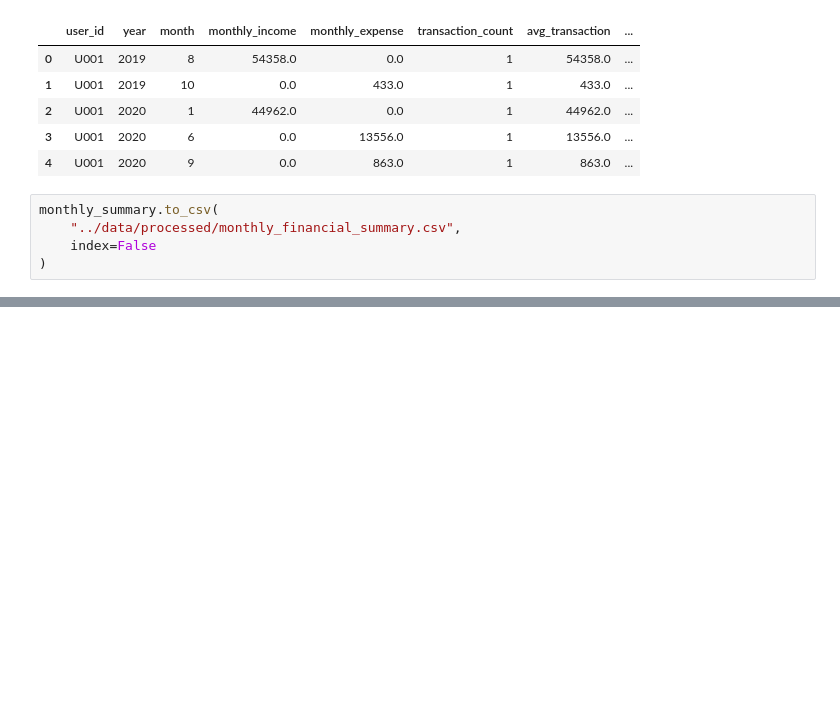
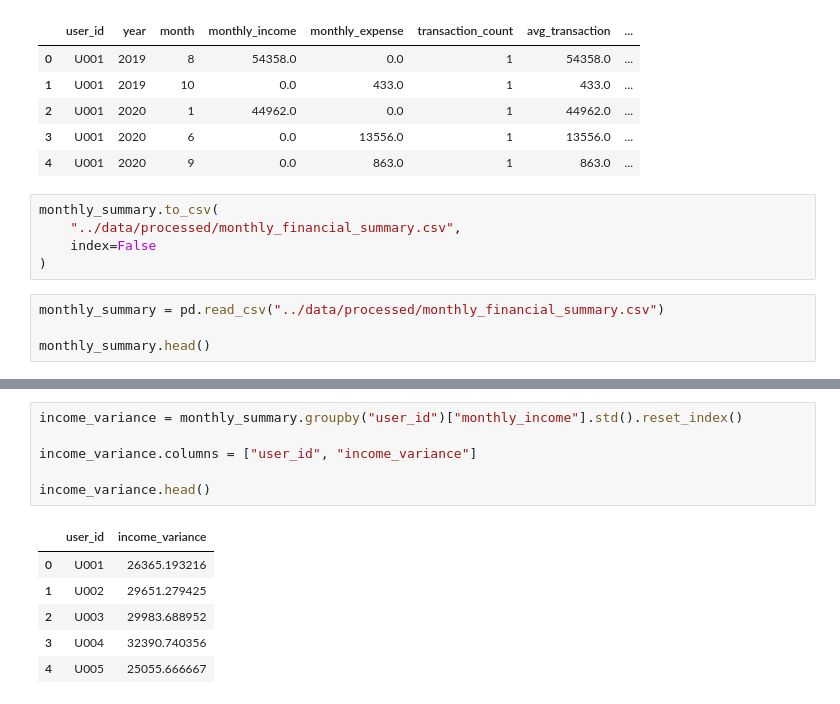
Before and after one commit to Shravanikale15/ai-financial-intelligence-system, a Jupyter notebook: notebooks/01_data_exploration.ipynb, the cells around one changed output, grey strips where cells are left out. Drawn from its saved outputs; the diff is of its cells as text; blank space fills up the shorter version.

Commit message:
Advanced feature engineering: income variance and expense volatility added

```diff
--- a/notebooks/01_data_exploration.ipynb
+++ b/notebooks/01_data_exploration.ipynb
@@ -226,3 +226,7 @@ monthly_summary.to_csv(
     "../data/processed/monthly_financial_summary.csv",
     index=False
 )
+# %%
+monthly_summary = pd.read_csv("../data/processed/monthly_financial_summary.csv")
+
+monthly_summary.head()
@@ -228,0 +240,13 @@ monthly_summary.to_csv(
+# %%
+income_variance = monthly_summary.groupby("user_id")["monthly_income"].std().reset_index()
+
+income_variance.columns = ["user_id", "income_variance"]
+
+income_variance.head()
+# %% [output]
+|  | user_id | income_variance |
+| 0 | U001 | 26365.193216 |
+| 1 | U002 | 29651.279425 |
+| 2 | U003 | 29983.688952 |
+| 3 | U004 | 32390.740356 |
+| 4 | U005 | 25055.666667 |
```
Also changed, not shown: parts of 5 cells of this notebook.
